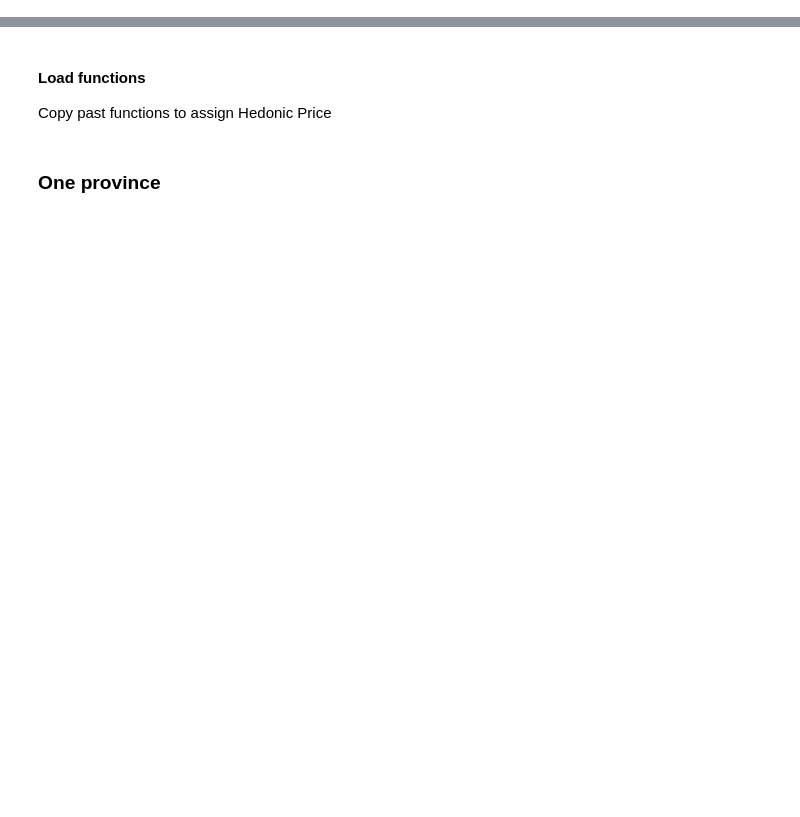
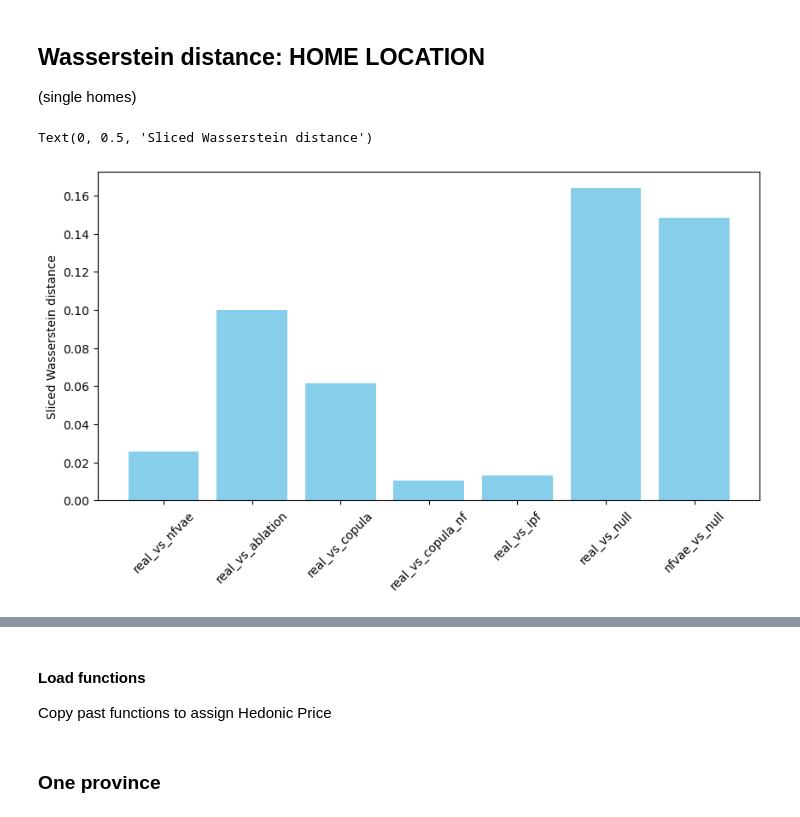
Before and after one commit to jaclenti/NFVAE-population-synthesis, a Jupyter notebook: notebooks/jl_popsyn_comparison_ablation.ipynb, the cells around one changed output, grey strips where cells are left out. Cells and saved outputs as stored; diff of their text form; code cells hidden in the pictures; blank space fills up the shorter version.

```diff
--- a/notebooks/jl_popsyn_comparison_ablation.ipynb
+++ b/notebooks/jl_popsyn_comparison_ablation.ipynb
@@ -26,0 +424,41 @@ from spatial_autocorrelation import get_localMoransI, LISA_scatterplot
+# %% [markdown]
+## Wasserstein distance: HOME LOCATION
+
+(single homes)
+# %%
+# Test wasserstein distance (no bins): Compare position homes in the grid
+import ot
+from joblib import Parallel, delayed
+
+n_projections = 200 #10000
+'''SWD = {'real_vs_sample' : ot.sliced_wasserstein_distance(df_real[['x', 'y']].to_numpy(),df_sample[['x', 'y']].to_numpy(), n_projections=n_projections),
+            'real_vs_null' : ot.sliced_wasserstein_distance(df_real[['x', 'y']].to_numpy(),df_null[['x', 'y']].to_numpy(), n_projections=n_projections),
+            'real_vs_abl' : ot.sliced_wasserstein_distance(df_real[['x', 'y']].to_numpy(),df_sample_abl[['x', 'y']].to_numpy(), n_projections=n_projections),
+            'real_vs_shuffle' :  ot.sliced_wasserstein_distance(df_real[['x', 'y']].to_numpy(),df_feat_shuffle[['x', 'y']].to_numpy(), n_projections=n_projections),
+            'sample_vs_null' : ot.sliced_wasserstein_distance(df_sample[['x', 'y']].to_numpy(),df_null[['x', 'y']].to_numpy(), n_projections=n_projections),
+            'sample_vs_shuffle' : ot.sliced_wasserstein_distance(df_sample[['x', 'y']].to_numpy(),df_feat_shuffle[['x', 'y']].to_numpy(), n_projections=n_projections)}
+'''
+
+
+SWD = {'real_vs_nfvae' : ot.sliced_wasserstein_distance(df_real[['x', 'y']].to_numpy(),df_nfvae[['x', 'y']].to_numpy(), n_projections=n_projections),
+    'real_vs_ablation': ot.sliced_wasserstein_distance(df_real[['x', 'y']].to_numpy(),df_ablation[['x', 'y']].to_numpy(), n_projections=n_projections),
+    'real_vs_copula': ot.sliced_wasserstein_distance(df_real[['x', 'y']].to_numpy(),df_copula_ablation[['x', 'y']].to_numpy(), n_projections=n_projections),
+    'real_vs_copula_nf': ot.sliced_wasserstein_distance(df_real[['x', 'y']].to_numpy(),df_copula_nf[['x', 'y']].to_numpy(), n_projections=n_projections),
+    'real_vs_ipf': ot.sliced_wasserstein_distance(df_real[['x', 'y']].to_numpy(),df_ipf[['x', 'y']].to_numpy(), n_projections=n_projections),
+    'real_vs_null' : ot.sliced_wasserstein_distance(df_real[['x', 'y']].to_numpy(),df_null[['x', 'y']].to_numpy(), n_projections=n_projections),
+    'nfvae_vs_null' : ot.sliced_wasserstein_distance(df_nfvae[['x', 'y']].to_numpy(),df_null[['x', 'y']].to_numpy(), n_projections=n_projections)}#,
+    #'real_vs_shuffle' :  ot.sliced_wasserstein_distance(df_real[['x', 'y']].to_numpy(),df_feat_shuffle[['x', 'y']].to_numpy(), n_projections=n_projections),
+    #'sample_vs_shuffle' : ot.sliced_wasserstein_distance(df_nfvae[['x', 'y']].to_numpy(),df_feat_shuffle[['x', 'y']].to_numpy(), n_projections=n_projections)}
+SWD_df = pd.DataFrame.from_dict(SWD, orient='index', columns=['Wasserstein distance'])
+
+SWD_df
+
+# 10000 = 2.13 min
+# 5000 = 54s
+fig, ax = plt.subplots(figsize=(10, 5))
+ax.bar(SWD_df.index, SWD_df['Wasserstein distance'], color='skyblue')
+ax.tick_params(axis='x', rotation=45)
+ax.set_ylabel('Sliced Wasserstein distance')
+# %% [output]
+Text(0, 0.5, 'Sliced Wasserstein distance')
+[figure, added]
```
Also changed, not shown: parts of 66 cells of this notebook.
